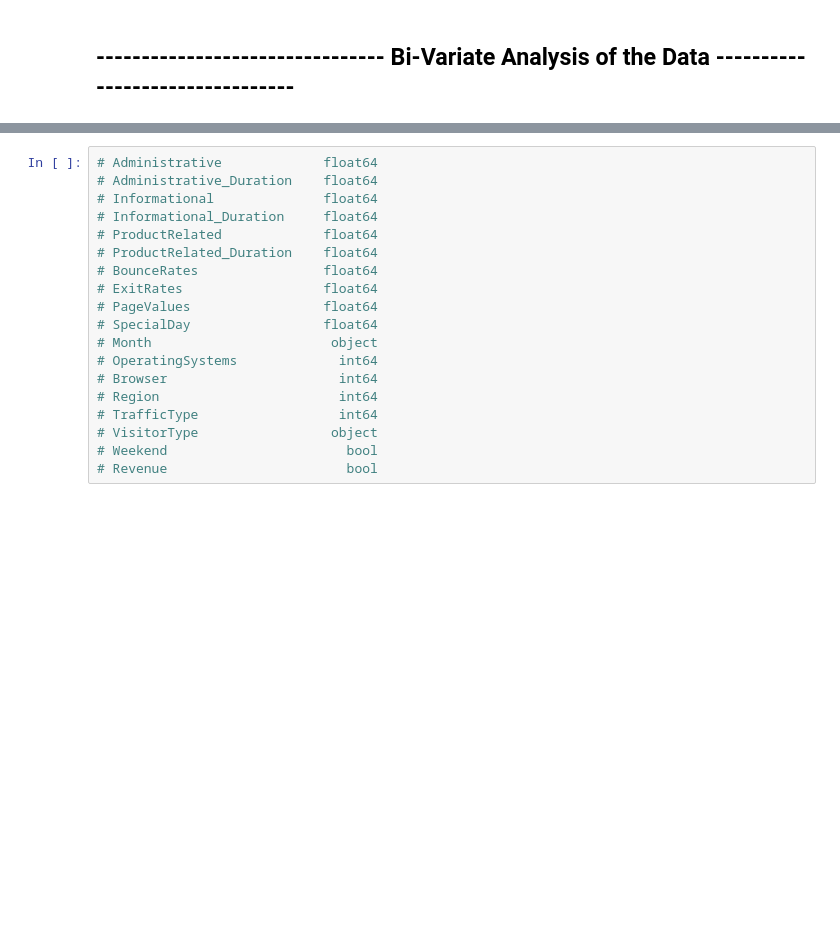
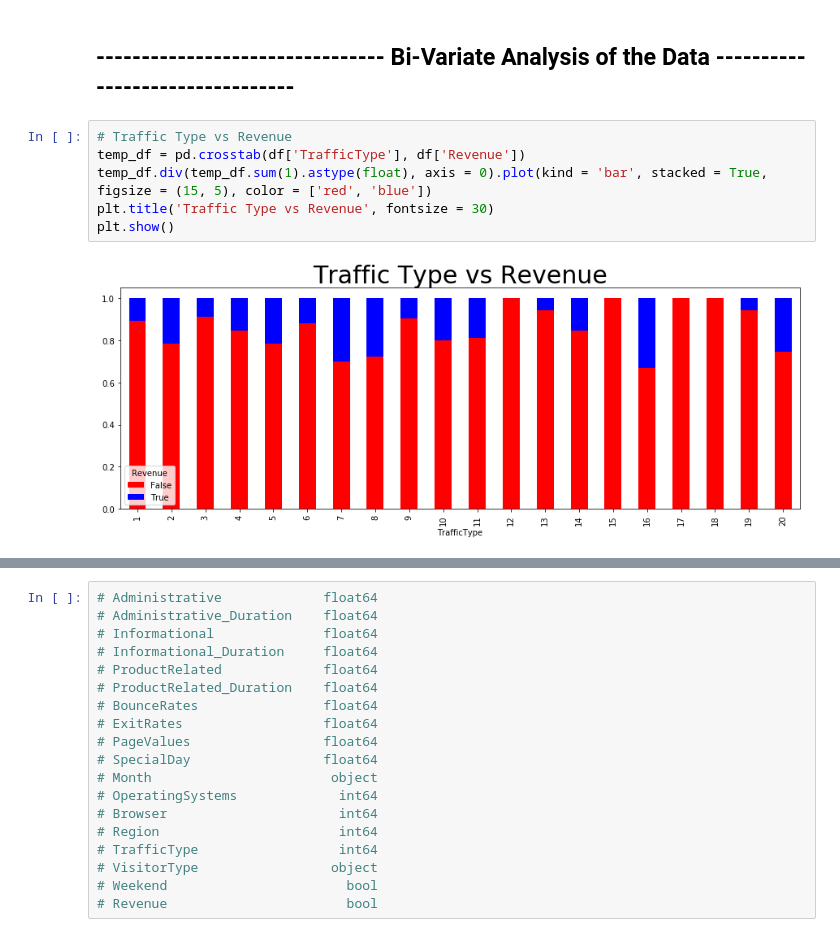
Before and after one commit to Shaila96/kaggle-dataset-analysis, a Jupyter notebook: OnlineShoppersIntention/EDA.ipynb, the cells around one changed output, grey strips where cells are left out. Saved outputs shown, nothing was run; the diff lists cells and outputs as text; blank space fills up the shorter version.

```diff
--- a/OnlineShoppersIntention/EDA.ipynb
+++ b/OnlineShoppersIntention/EDA.ipynb
@@ -164,3 +164,11 @@ plt.show()
 [figure]
 # %% [markdown]
 ## -------------------------------- Bi-Variate Analysis of the Data --------------------------------
+# %%
+# Traffic Type vs Revenue
+temp_df = pd.crosstab(df['TrafficType'], df['Revenue'])
+temp_df.div(temp_df.sum(1).astype(float), axis = 0).plot(kind = 'bar', stacked = True, figsize = (15, 5), color = ['red', 'blue'])
+plt.title('Traffic Type vs Revenue', fontsize = 30)
+plt.show()
+# %% [output]
+[figure, added]
```
Also changed, not shown: parts of 2 cells of this notebook.
